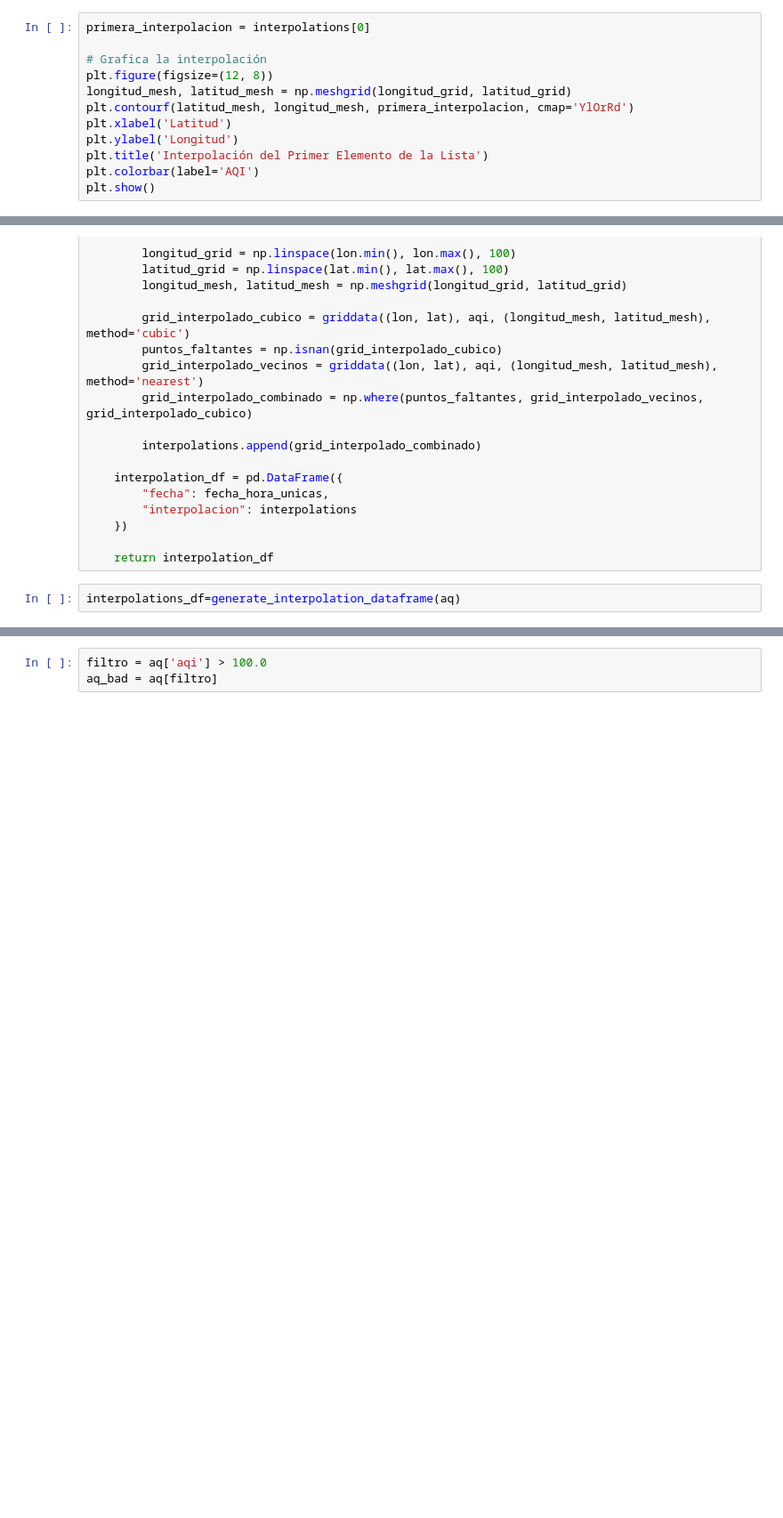
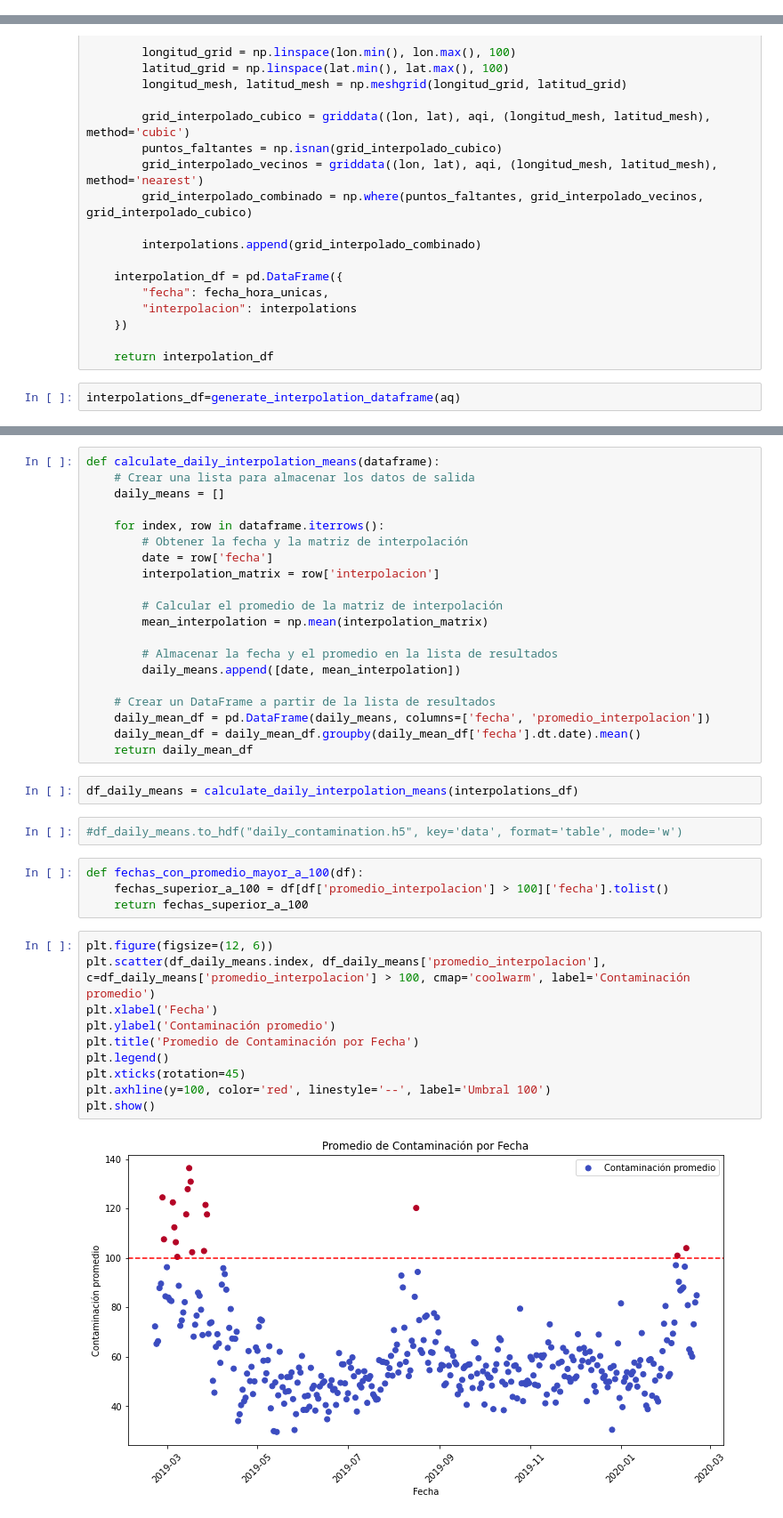
Before and after one commit to Felipebj18/ETL_AirQuality_Python, a Jupyter notebook: data_analysis.ipynb, the cells around one changed output, grey strips where cells are left out. Shown at 89% size. Cells and saved outputs as stored; diff of their text form; blank space fills up the shorter version.

```diff
--- a/data_analysis.ipynb
+++ b/data_analysis.ipynb
@@ -41,12 +32,0 @@ interpolations = generate_interpolations(aq)
-# %%
-primera_interpolacion = interpolations[0]
-
-# Grafica la interpolación
-plt.figure(figsize=(12, 8))
-longitud_mesh, latitud_mesh = np.meshgrid(longitud_grid, latitud_grid)
-plt.contourf(latitud_mesh, longitud_mesh, primera_interpolacion, cmap='YlOrRd')
-plt.xlabel('Latitud')
-plt.ylabel('Longitud')
-plt.title('Interpolación del Primer Elemento de la Lista')
-plt.colorbar(label='AQI')
-plt.show()
@@ -153,3 +69,40 @@ df_daily_averages = generate_daily_interpolation_average_dataframe(aq)
-# %%
-filtro = aq['aqi'] > 100.0
-aq_bad = aq[filtro]
+# %%
+def calculate_daily_interpolation_means(dataframe):
+    # Crear una lista para almacenar los datos de salida
+    daily_means = []
+
+    for index, row in dataframe.iterrows():
+        # Obtener la fecha y la matriz de interpolación
+        date = row['fecha']
+        interpolation_matrix = row['interpolacion']
+
+        # Calcular el promedio de la matriz de interpolación
+        mean_interpolation = np.mean(interpolation_matrix)
+
+        # Almacenar la fecha y el promedio en la lista de resultados
+        daily_means.append([date, mean_interpolation])
+
+    # Crear un DataFrame a partir de la lista de resultados
+    daily_mean_df = pd.DataFrame(daily_means, columns=['fecha', 'promedio_interpolacion'])
+    daily_mean_df = daily_mean_df.groupby(daily_mean_df['fecha'].dt.date).mean()
+    return daily_mean_df
+# %%
+df_daily_means = calculate_daily_interpolation_means(interpolations_df)
+# %%
+#df_daily_means.to_hdf("daily_contamination.h5", key='data', format='table', mode='w')
+# %%
+def fechas_con_promedio_mayor_a_100(df):
+    fechas_superior_a_100 = df[df['promedio_interpolacion'] > 100]['fecha'].tolist()
+    return fechas_superior_a_100
+# %%
+plt.figure(figsize=(12, 6))
+plt.scatter(df_daily_means.index, df_daily_means['promedio_interpolacion'], c=df_daily_means['promedio_interpolacion'] > 100, cmap='coolwarm', label='Contaminación promedio')
+plt.xlabel('Fecha')
+plt.ylabel('Contaminación promedio')
+plt.title('Promedio de Contaminación por Fecha')
+plt.legend()
+plt.xticks(rotation=45)
+plt.axhline(y=100, color='red', linestyle='--', label='Umbral 100')
+plt.show()
+# %% [output]
+[figure, added]
```
Also changed, not shown: parts of 9 cells of this notebook, 4 other files.
